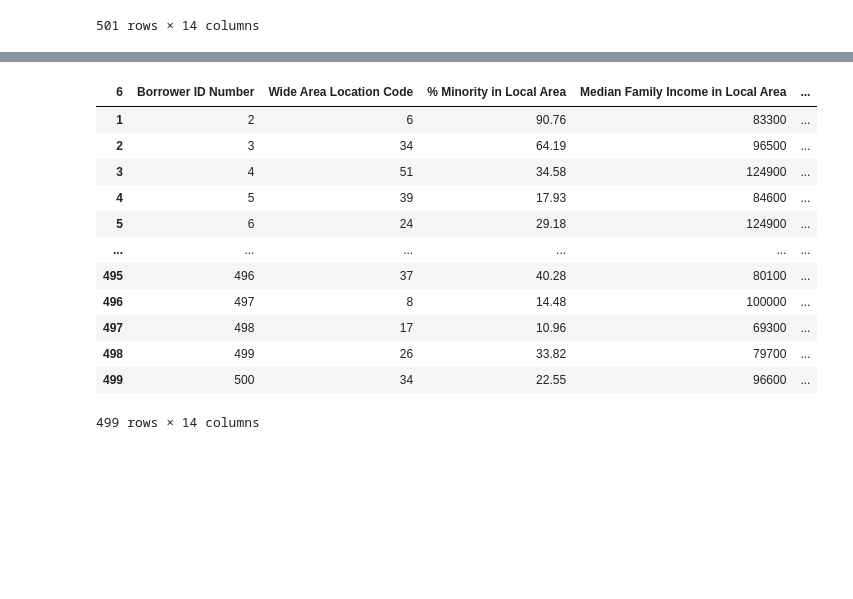
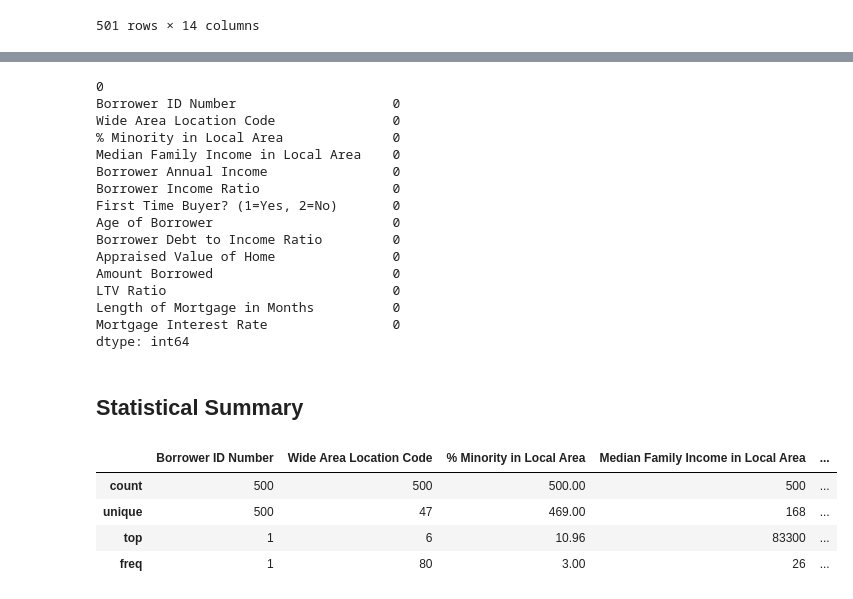
Before and after one commit to KunalNeon/CommBank, a Jupyter notebook: dataSet.ipynb, the cells around one changed output, grey strips where cells are left out. Saved outputs shown, nothing was run; the diff lists cells and outputs as text; code cells hidden in the pictures; blank space fills up the shorter version.

```diff
--- a/dataSet.ipynb
+++ b/dataSet.ipynb
@@ -63,16 +54,29 @@ dataSet=dataSet[1:]
 # %%
-dataSet
+dataSet.isna().sum(axis=0)
 # %% [output]
-| 6 | Borrower ID Number | Wide Area Location Code | % Minority in Local Area | Median Family Income in Local Area | ... |
-| 1 | 2 | 6 | 90.76 | 83300 | ... |
-| 2 | 3 | 34 | 64.19 | 96500 | ... |
-| 3 | 4 | 51 | 34.58 | 124900 | ... |
-| 4 | 5 | 39 | 17.93 | 84600 | ... |
-| 5 | 6 | 24 | 29.18 | 124900 | ... |
-| ... | ... | ... | ... | ... | ... |
-| 495 | 496 | 37 | 40.28 | 80100 | ... |
-| 496 | 497 | 8 | 14.48 | 100000 | ... |
-| 497 | 498 | 17 | 10.96 | 69300 | ... |
-| 498 | 499 | 26 | 33.82 | 79700 | ... |
-| 499 | 500 | 34 | 22.55 | 96600 | ... |
-499 rows × 14 columns
+0
+Borrower ID Number                    0
+Wide Area Location Code               0
+% Minority in Local Area              0
+Median Family Income in Local Area    0
+Borrower Annual Income                0
+Borrower Income Ratio                 0
+First Time Buyer? (1=Yes, 2=No)       0
+Age of Borrower                       0
+Borrower Debt to Income Ratio         0
+Appraised Value of Home               0
+Amount Borrowed                       0
+LTV Ratio                             0
+Length of Mortgage in Months          0
+Mortgage Interest Rate                0
+dtype: int64
+# %% [markdown]
+## Statistical Summary
+# %%
+dataSet.describe()
+# %% [output]
+|  | Borrower ID Number | Wide Area Location Code | % Minority in Local Area | Median Family Income in Local Area | ... |
+| count | 500 | 500 | 500.00 | 500 | ... |
+| unique | 500 | 47 | 469.00 | 168 | ... |
+| top | 1 | 6 | 10.96 | 83300 | ... |
+| freq | 1 | 80 | 3.00 | 26 | ... |
```
Also changed, not shown: parts of 14 cells of this notebook.
